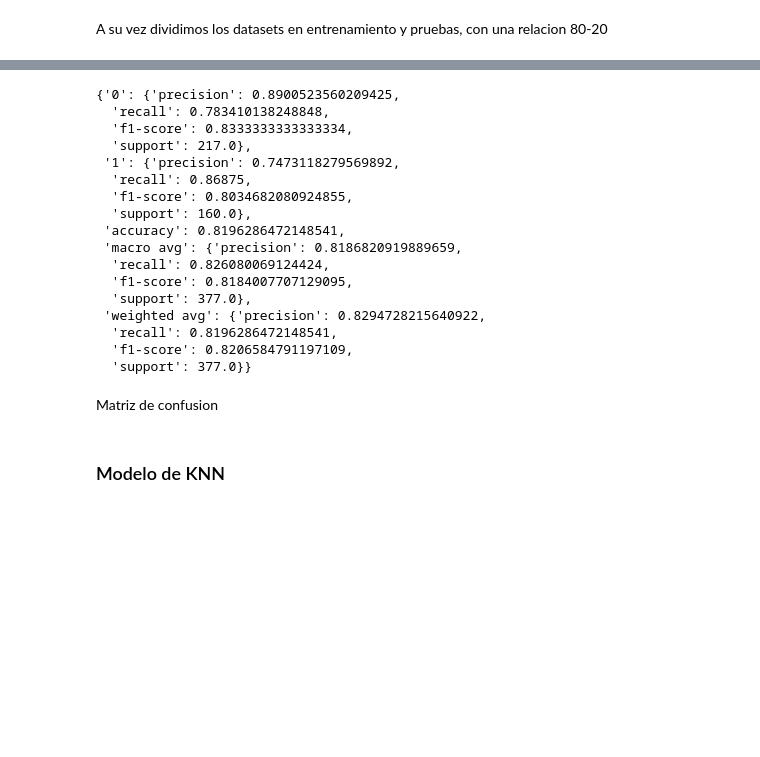
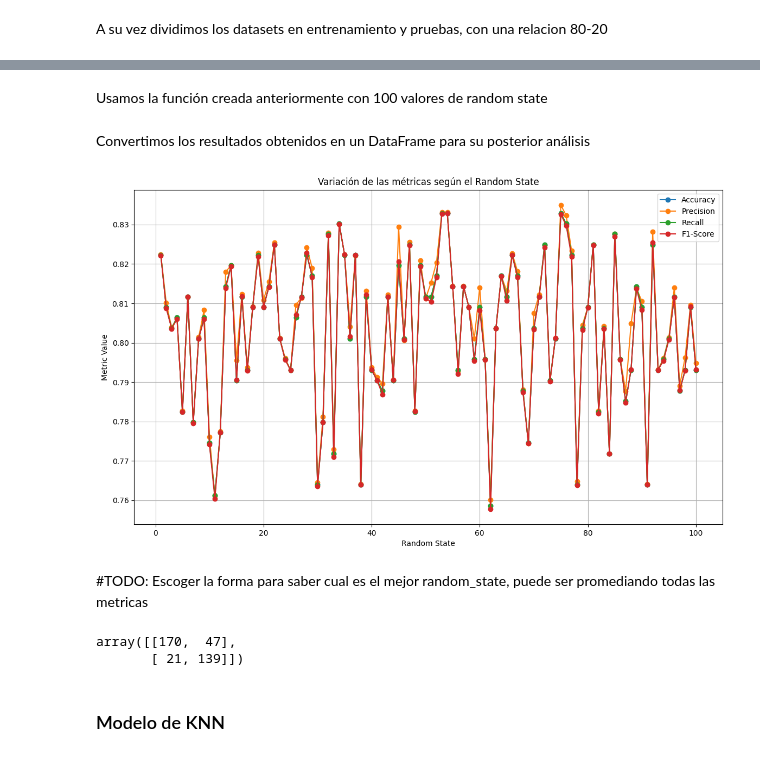
Before and after one commit to Crownyny/Drug_Consumption_Analysis, a Jupyter notebook: Data Analysis.ipynb, the cells around one changed output, grey strips where cells are left out. Drawn from its saved outputs; the diff is of its cells as text; code cells hidden in the pictures; blank space fills up the shorter version.

Commit message:
Now we can  extract the metrics values based on several random states

```diff
--- a/Data Analysis.ipynb
+++ b/Data Analysis.ipynb
@@ -196,27 +180,56 @@ Metricas de desempe;o
-# %%
-classification_report(y_test, y_pred,output_dict=True)
-# %% [output]
-{'0': {'precision': 0.8900523560209425,
-  'recall': 0.783410138248848,
-  'f1-score': 0.8333333333333334,
-  'support': 217.0},
- '1': {'precision': 0.7473118279569892,
-  'recall': 0.86875,
-  'f1-score': 0.8034682080924855,
-  'support': 160.0},
- 'accuracy': 0.8196286472148541,
- 'macro avg': {'precision': 0.8186820919889659,
-  'recall': 0.826080069124424,
-  'f1-score': 0.8184007707129095,
-  'support': 377.0},
- 'weighted avg': {'precision': 0.8294728215640922,
-  'recall': 0.8196286472148541,
-  'f1-score': 0.8206584791197109,
-  'support': 377.0}}
-# %% [markdown]
-Matriz de confusion
+# %% [markdown]
+Usamos la función creada anteriormente con 100 valores de random state
+# %%
+import numpy as np
+
+random_states = np.arange(1,101) #100 Valores de random state 1...100
+accuracies = []
+precisions = []
+recalls = []
+f1_scores = []
+
+# Evaluar el modelo con cada random_state
+for state in random_states:
+    accuracy, precision, recall, f1 = acc_logistic_regression(state)
+    accuracies.append(accuracy)
+    precisions.append(precision)
+    recalls.append(recall)
+    f1_scores.append(f1)
+# %% [markdown]
+Convertimos los resultados obtenidos en un DataFrame para su posterior análisis
+# %%
+import matplotlib.pyplot as plt
+
+results_df = pd.DataFrame({
+    'random_state': random_states,
+    'accuracy': accuracies,
+    'precision': precisions,
+    'recall': recalls,
+    'f1_score': f1_scores
+})
+
+# Graficar las métricas
+plt.figure(figsize=(14, 8))
+plt.plot(random_states, accuracies, label='Accuracy', marker='o')
+plt.plot(random_states, precisions, label='Precision', marker='o')
+plt.plot(random_states, recalls, label='Recall', marker='o')
+plt.plot(random_states, f1_scores, label='F1-Score', marker='o')
+plt.xlabel('Random State')
+plt.ylabel('Metric Value')
+plt.title('Variación de las métricas según el Random State')
+plt.legend()
+plt.grid(True)
+plt.show()
+# %% [output]
+[figure, added]
+# %% [markdown]
+#TODO: Escoger la forma para saber cual es el mejor random_state, puede ser promediando todas las metricas
 # %%
 m1 = confusion_matrix(y_test, y_pred)
+m1
+# %% [output]
+array([[170,  47],
+       [ 21, 139]])
 # %% [markdown]
 ### Modelo de KNN
 # %%
```
Also changed, not shown: parts of 7 cells of this notebook, 2 other files.
